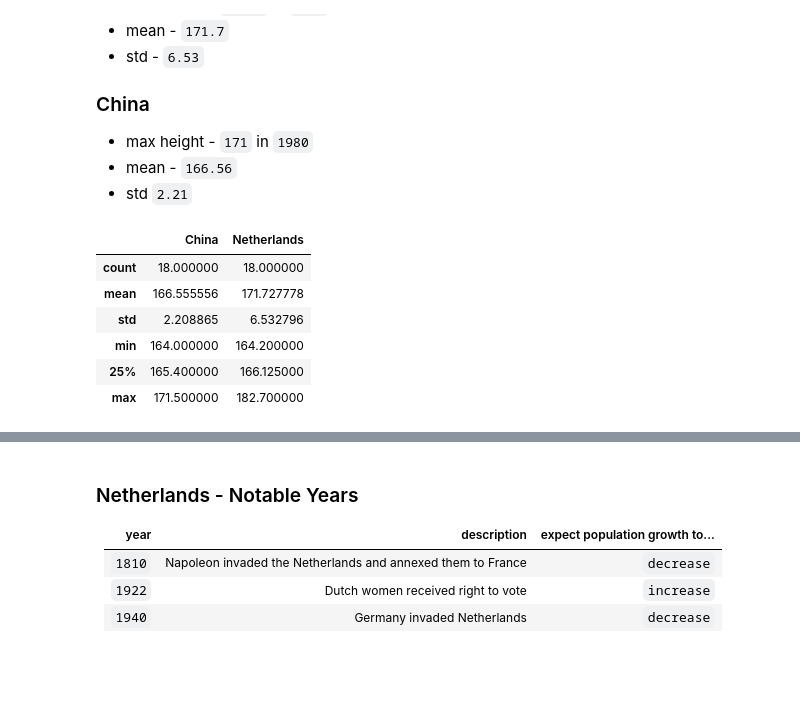
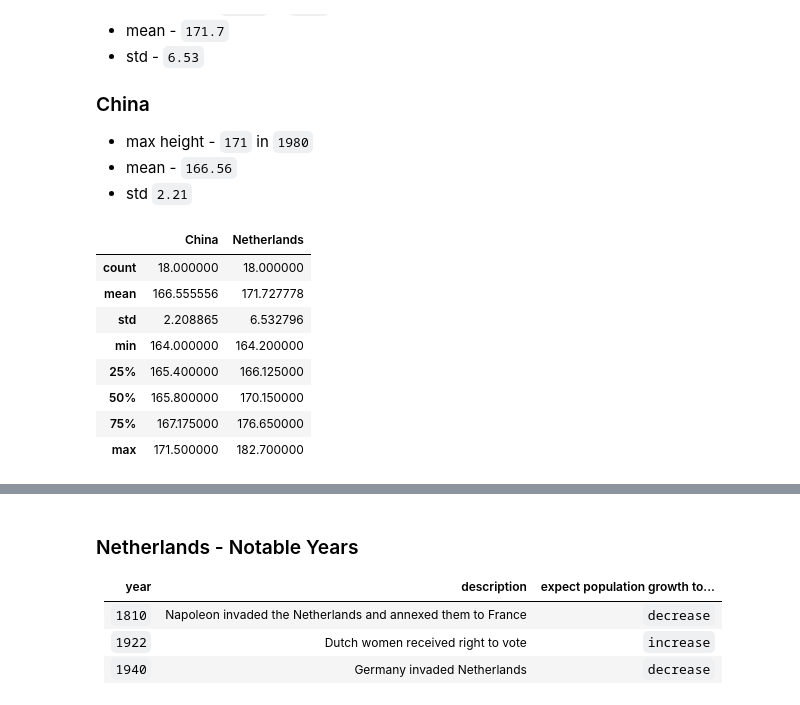
Before and after one commit to Smarker/machine_learning, a Jupyter notebook: exercise_one.ipynb, the cells around one changed output, grey strips where cells are left out. Drawn from its saved outputs; the diff is of its cells as text; code cells hidden in the pictures; blank space fills up the shorter version.

```diff
--- a/exercise_one.ipynb
+++ b/exercise_one.ipynb
@@ -68,34 +68,36 @@ descriptions = pd.DataFrame({
         'Netherlands': [
             netherlands_heights.count(),
             netherlands_heights.mean(),
             netherlands_heights.std(),
             netherlands_heights.min(),
             np.percentile(netherlands_heights, 25, axis=0),
             np.percentile(netherlands_heights, 50, axis=0),
             np.percentile(netherlands_heights, 75, axis=0),
             netherlands_heights.max()
         ],
         'China': [
             china_heights.count(),
             china_heights.mean(),
             china_heights.std(),
             china_heights.min(),
             np.percentile(china_heights, 25, axis=0),
             np.percentile(china_heights, 50, axis=0),
             np.percentile(china_heights, 75, axis=0),
             china_heights.max()
         ]
 })
 #descriptions = descriptions.append({column:netherlands_and_china_df[netherlands_and_china_df['Entity'] == column].median() for column in columns}, ignore_index=True)
-descriptions.index = ['count', 'mean', 'std', 'min', '25%', '25%', '75%', 'max']
+descriptions.index = ['count', 'mean', 'std', 'min', '25%', '50%', '75%', 'max']
 descriptions
 # %% [output]
 |  | China | Netherlands |
 | count | 18.000000 | 18.000000 |
 | mean | 166.555556 | 171.727778 |
 | std | 2.208865 | 6.532796 |
 | min | 164.000000 | 164.200000 |
 | 25% | 165.400000 | 166.125000 |
+| 50% | 165.800000 | 170.150000 |
+| 75% | 167.175000 | 176.650000 |
 | max | 171.500000 | 182.700000 |
 # %%
 def plt_heights(df, title):
```
Also changed, not shown: parts of 4 cells of this notebook.
